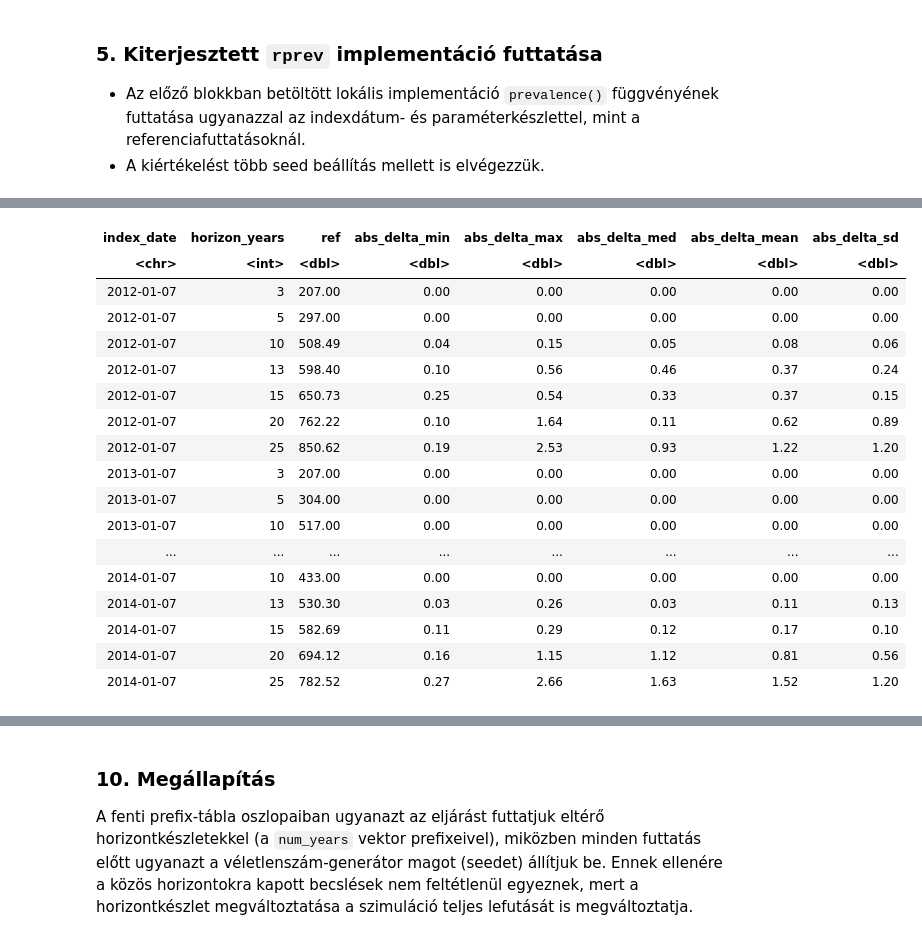
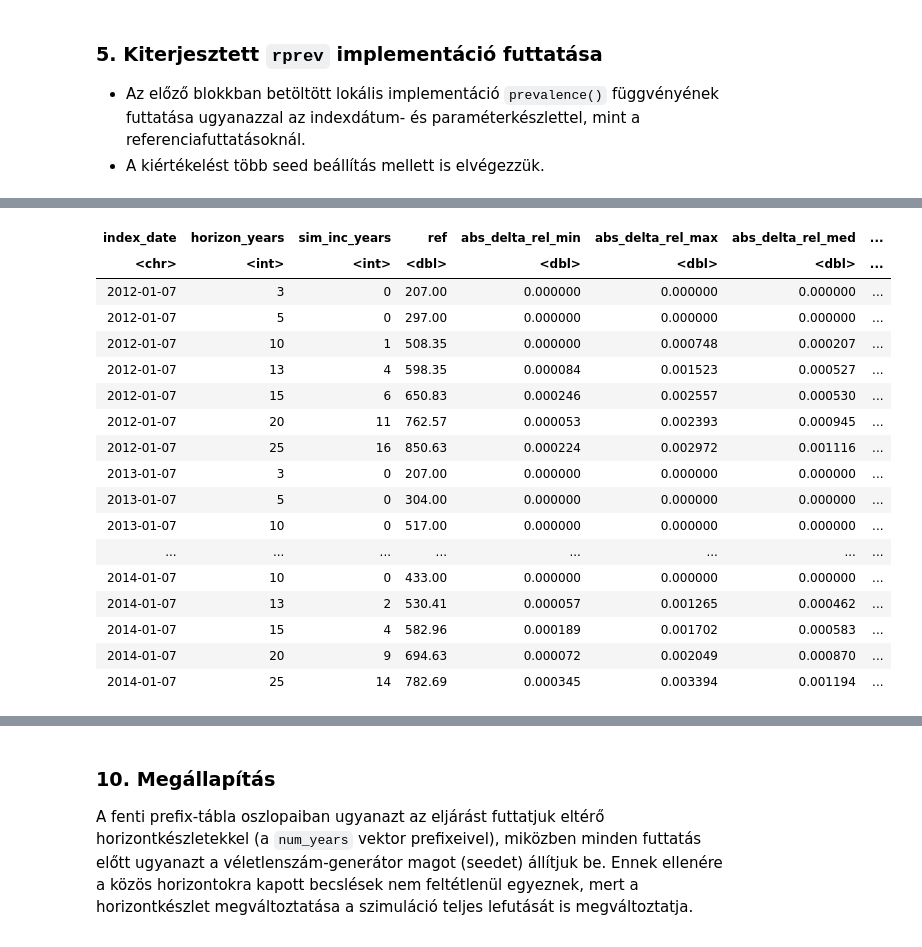
Before and after one commit to lrado1/rprev-ext, a Jupyter notebook: notebooks/ref-ext-consistency.ipynb, the cells around one changed output, grey strips where cells are left out. Saved outputs shown, nothing was run; the diff lists cells and outputs as text; code cells hidden in the pictures.

```diff
--- a/notebooks/ref-ext-consistency.ipynb
+++ b/notebooks/ref-ext-consistency.ipynb
@@ -281,6 +303,9 @@ ERROR: Error: object 'registry_start_ext' not found
 
 counted_by_date <- sapply(res_ref_by_index, function(res) as.numeric(res$counted))
 names(counted_by_date) <- names(res_ref_by_index)
+
+epsilon_max <- 1e-2
+epsilon_mean <- 1e-3
 
 build_compare_df <- function(ref_mat, ext_mat) {
   idx <- intersect(rownames(ref_mat), rownames(ext_mat))
@@ -294,17 +319,25 @@ build_compare_df <- function(ref_mat, ext_mat) {
   df$counted <- as.numeric(counted_i[df$index_date])
 
   df$delta <- df$ext - df$ref
-  df$delta_pct <- ifelse(df$ref == 0, NA_real_, 100 * df$delta / df$ref)
+  df$delta_rel <- ifelse(df$ref == 0, NA_real_, df$delta / df$ref)
+  df$abs_delta_rel <- abs(df$delta_rel)
+  df$eps_ok_max <- df$abs_delta_rel <= epsilon_max
+  df$eps_ok_mean <- df$abs_delta_rel <= epsilon_mean
 
   df$horizon_years <- as.integer(sub("^y", "", df$horizon))
+  idx_d <- as.Date(df$index_date)
+  start_d <- idx_d - round(df$horizon_years * 365.25)
+  yrs_need <- as.numeric(difftime(registry_start_date, start_d, units = "days")) / 365.25
+  df$sim_inc_years <- as.integer(round(pmax(0, pmin(df$horizon_years, yrs_need))))
   df <- df[order(as.Date(df$index_date), df$horizon_years), ]
   df$horizon <- NULL
-  df <- df[, c("index_date", "horizon_years", "counted", "ref", "ext", "delta", "delta_pct")]
+  df <- df[, c("index_date", "horizon_years", "sim_inc_years", "counted", "ref", "ext", "delta", "delta_rel", "abs_delta_rel", "eps_ok_max", "eps_ok_mean")]
 
   df$ref <- round(df$ref, 2)
   df$ext <- round(df$ext, 2)
   df$delta <- round(df$delta, 2)
-  df$delta_pct <- round(df$delta_pct, 2)
+  df$delta_rel <- round(df$delta_rel, 6)
+  df$abs_delta_rel <- round(df$abs_delta_rel, 6)
 
   df
 }
@@ -319,7 +352,7 @@ compare_list <- lapply(seeds, function(s) {
 
 compare_all <- data.table::rbindlist(compare_list, fill = TRUE)
 compare_all <- compare_all[order(compare_all$seed, as.Date(compare_all$index_date), compare_all$horizon_years), ]
-compare_all <- compare_all[, c("seed", "index_date", "horizon_years", "counted", "ref", "ext", "delta", "delta_pct")]
+compare_all <- compare_all[, c("seed", "index_date", "horizon_years", "sim_inc_years", "counted", "ref", "ext", "delta", "delta_rel", "abs_delta_rel", "eps_ok_max", "eps_ok_mean")]
 
 compare_all
 # %% [output]
@@ -355,7 +539,11 @@ Ez a táblázat közvetlen viszonyítási alapot ad annak megítéléséhez, hog
 # Összefoglalás: |delta| leíró statisztikák seedek mentén
 
 cmp <- data.table::as.data.table(compare_all)
-cmp[, abs_delta := abs(delta)]
+
+if (!"abs_delta_rel" %in% names(cmp)) {
+  cmp[, delta_rel := (ext - ref) / ref]
+  cmp[, abs_delta_rel := abs(delta_rel)]
+}
 
 summary_abs_delta <- cmp[
   , .(
@@ -364,23 +552,35 @@ summary_abs_delta <- cmp[
       if (length(v) == 0) v <- ref
       as.numeric(v[1])
     },
-    abs_delta_min = min(abs_delta, na.rm = TRUE),
-    abs_delta_max = max(abs_delta, na.rm = TRUE),
-    abs_delta_med = stats::median(abs_delta, na.rm = TRUE),
-    abs_delta_mean = mean(abs_delta, na.rm = TRUE),
-    abs_delta_sd = stats::sd(abs_delta, na.rm = TRUE)
+    sim_inc_years = {
+      idx_d <- as.Date(index_date[1])
+      start_d <- idx_d - round(horizon_years[1] * 365.25)
+      yrs_need <- as.numeric(difftime(registry_start_date, start_d, units = "days")) / 365.25
+      as.integer(round(pmax(0, pmin(horizon_years[1], yrs_need))))
+    },
+    abs_delta_rel_min = min(abs_delta_rel, na.rm = TRUE),
+    abs_delta_rel_max = max(abs_delta_rel, na.rm = TRUE),
+    abs_delta_rel_med = stats::median(abs_delta_rel, na.rm = TRUE),
+    abs_delta_rel_mean = mean(abs_delta_rel, na.rm = TRUE),
+    abs_delta_rel_sd = stats::sd(abs_delta_rel, na.rm = TRUE)
   ),
   by = .(index_date, horizon_years)
 ]
 
 summary_abs_delta <- summary_abs_delta[order(as.Date(index_date), horizon_years)]
+summary_abs_delta <- summary_abs_delta[, c(
+  "index_date", "horizon_years", "sim_inc_years", "ref",
+  "abs_delta_rel_min", "abs_delta_rel_max", "abs_delta_rel_med", "abs_delta_rel_mean", "abs_delta_rel_sd"
+), with = FALSE]
+
 summary_abs_delta[, `:=`(
   ref = round(ref, 2),
-  abs_delta_min = round(abs_delta_min, 2),
-  abs_delta_max = round(abs_delta_max, 2),
-  abs_delta_med = round(abs_delta_med, 2),
-  abs_delta_mean = round(abs_delta_mean, 2),
-  abs_delta_sd = round(abs_delta_sd, 2)
+  sim_inc_years = as.integer(sim_inc_years),
+  abs_delta_rel_min = round(abs_delta_rel_min, 6),
+  abs_delta_rel_max = round(abs_delta_rel_max, 6),
+  abs_delta_rel_med = round(abs_delta_rel_med, 6),
+  abs_delta_rel_mean = round(abs_delta_rel_mean, 6),
+  abs_delta_rel_sd = round(abs_delta_rel_sd, 6)
 )]
 
 summary_abs_delta
@@ -389,18 +589,18 @@ A data.table: 21 × 8
-| index_date | horizon_years | ref | abs_delta_min | abs_delta_max | abs_delta_med | abs_delta_mean | abs_delta_sd |
-| <chr> | <int> | <dbl> | <dbl> | <dbl> | <dbl> | <dbl> | <dbl> |
-| 2012-01-07 | 3 | 207.00 | 0.00 | 0.00 | 0.00 | 0.00 | 0.00 |
-| 2012-01-07 | 5 | 297.00 | 0.00 | 0.00 | 0.00 | 0.00 | 0.00 |
-| 2012-01-07 | 10 | 508.49 | 0.04 | 0.15 | 0.05 | 0.08 | 0.06 |
-| 2012-01-07 | 13 | 598.40 | 0.10 | 0.56 | 0.46 | 0.37 | 0.24 |
-| 2012-01-07 | 15 | 650.73 | 0.25 | 0.54 | 0.33 | 0.37 | 0.15 |
-| 2012-01-07 | 20 | 762.22 | 0.10 | 1.64 | 0.11 | 0.62 | 0.89 |
-| 2012-01-07 | 25 | 850.62 | 0.19 | 2.53 | 0.93 | 1.22 | 1.20 |
-| 2013-01-07 | 3 | 207.00 | 0.00 | 0.00 | 0.00 | 0.00 | 0.00 |
-| 2013-01-07 | 5 | 304.00 | 0.00 | 0.00 | 0.00 | 0.00 | 0.00 |
-| 2013-01-07 | 10 | 517.00 | 0.00 | 0.00 | 0.00 | 0.00 | 0.00 |
+| index_date | horizon_years | sim_inc_years | ref | abs_delta_rel_min | abs_delta_rel_max | abs_delta_rel_med | ... |
+| <chr> | <int> | <int> | <dbl> | <dbl> | <dbl> | <dbl> | ... |
+| 2012-01-07 | 3 | 0 | 207.00 | 0.000000 | 0.000000 | 0.000000 | ... |
+| 2012-01-07 | 5 | 0 | 297.00 | 0.000000 | 0.000000 | 0.000000 | ... |
+| 2012-01-07 | 10 | 1 | 508.35 | 0.000000 | 0.000748 | 0.000207 | ... |
+| 2012-01-07 | 13 | 4 | 598.35 | 0.000084 | 0.001523 | 0.000527 | ... |
+| 2012-01-07 | 15 | 6 | 650.83 | 0.000246 | 0.002557 | 0.000530 | ... |
+| 2012-01-07 | 20 | 11 | 762.57 | 0.000053 | 0.002393 | 0.000945 | ... |
+| 2012-01-07 | 25 | 16 | 850.63 | 0.000224 | 0.002972 | 0.001116 | ... |
+| 2013-01-07 | 3 | 0 | 207.00 | 0.000000 | 0.000000 | 0.000000 | ... |
+| 2013-01-07 | 5 | 0 | 304.00 | 0.000000 | 0.000000 | 0.000000 | ... |
+| 2013-01-07 | 10 | 0 | 517.00 | 0.000000 | 0.000000 | 0.000000 | ... |
 | ... | ... | ... | ... | ... | ... | ... | ... |
-| 2014-01-07 | 10 | 433.00 | 0.00 | 0.00 | 0.00 | 0.00 | 0.00 |
-| 2014-01-07 | 13 | 530.30 | 0.03 | 0.26 | 0.03 | 0.11 | 0.13 |
-| 2014-01-07 | 15 | 582.69 | 0.11 | 0.29 | 0.12 | 0.17 | 0.10 |
-| 2014-01-07 | 20 | 694.12 | 0.16 | 1.15 | 1.12 | 0.81 | 0.56 |
-| 2014-01-07 | 25 | 782.52 | 0.27 | 2.66 | 1.63 | 1.52 | 1.20 |
+| 2014-01-07 | 10 | 0 | 433.00 | 0.000000 | 0.000000 | 0.000000 | ... |
+| 2014-01-07 | 13 | 2 | 530.41 | 0.000057 | 0.001265 | 0.000462 | ... |
+| 2014-01-07 | 15 | 4 | 582.96 | 0.000189 | 0.001702 | 0.000583 | ... |
+| 2014-01-07 | 20 | 9 | 694.63 | 0.000072 | 0.002049 | 0.000870 | ... |
+| 2014-01-07 | 25 | 14 | 782.69 | 0.000345 | 0.003394 | 0.001194 | ... |
```
Also changed, not shown: parts of 15 cells of this notebook.
